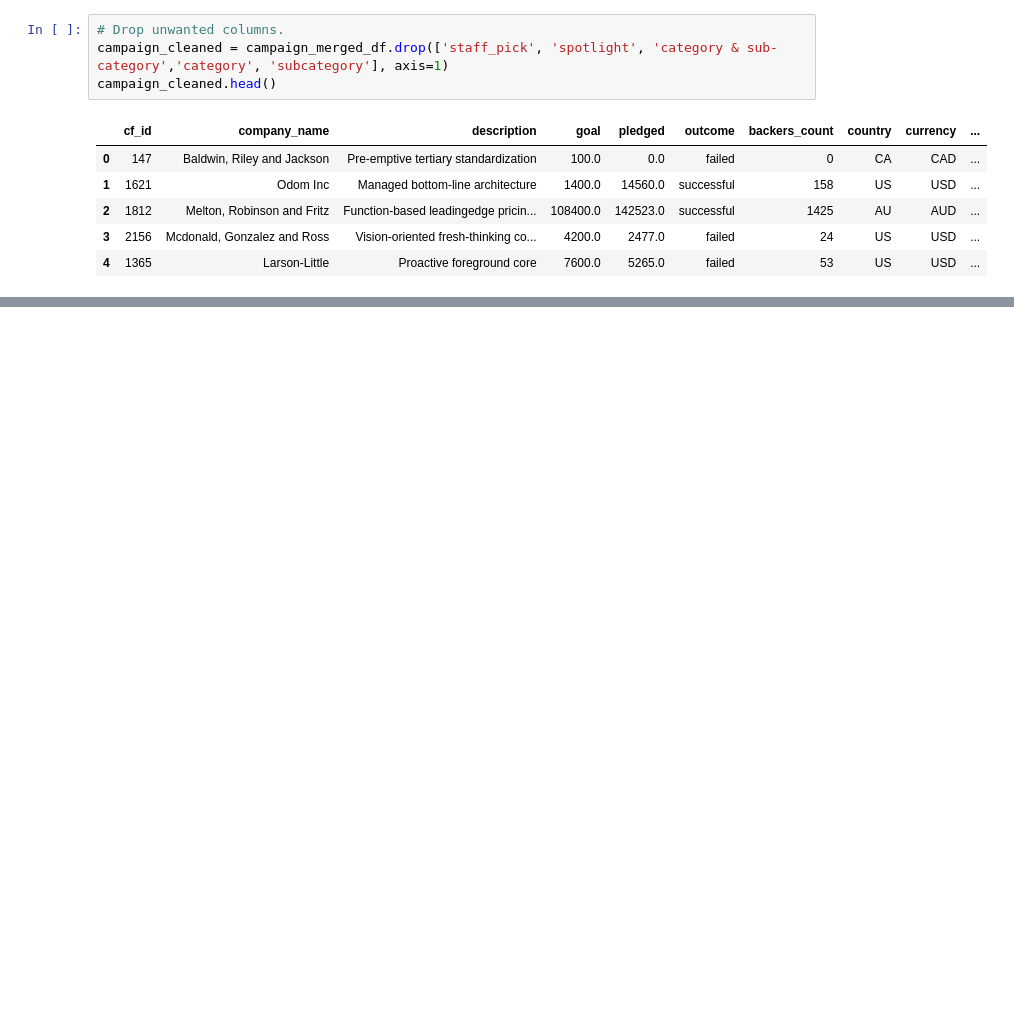
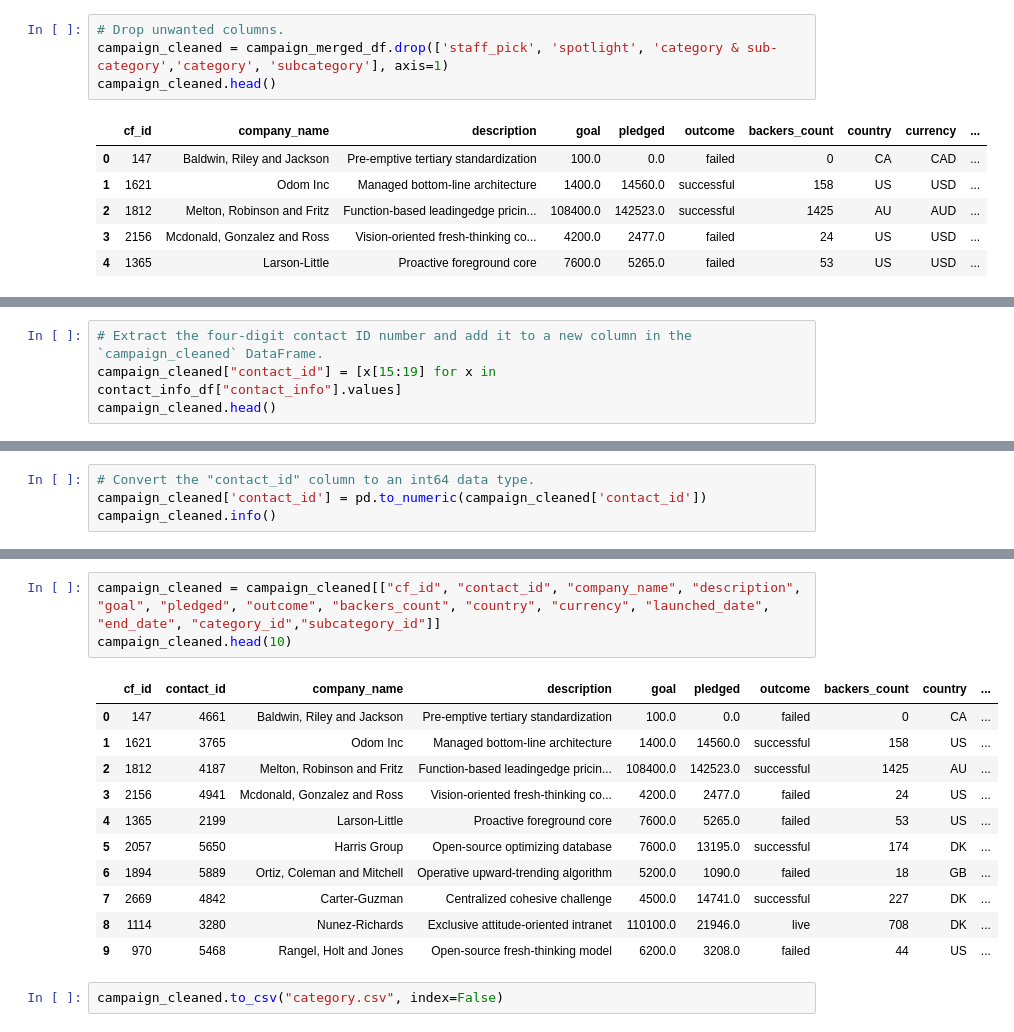
Before and after one commit to princetonduarte/Crowdfundding-ETL, a Jupyter notebook: Untitled1.ipynb, the cells around one changed output, grey strips where cells are left out. Drawn from its saved outputs; the diff is of its cells as text; blank space fills up the shorter version.

Commit message:
campaign push

```diff
--- a/Untitled1.ipynb
+++ b/Untitled1.ipynb
@@ -281,0 +310,4 @@ KeyError: 'contact_info'
+# %%
+# Extract the four-digit contact ID number and add it to a new column in the `campaign_cleaned` DataFrame.
+campaign_cleaned["contact_id"] = [x[15:19] for x in contact_info_df["contact_info"].values]
+campaign_cleaned.head()
@@ -281,0 +321,4 @@ KeyError: 'contact_info'
+# %%
+# Convert the "contact_id" column to an int64 data type.
+campaign_cleaned['contact_id'] = pd.to_numeric(campaign_cleaned['contact_id'])
+campaign_cleaned.info()
@@ -281,0 +343,17 @@ KeyError: 'contact_info'
+# %%
+campaign_cleaned = campaign_cleaned[["cf_id", "contact_id", "company_name", "description", "goal", "pledged", "outcome", "backers_count", "country", "currency", "launched_date", "end_date", "category_id","subcategory_id"]]
+campaign_cleaned.head(10)
+# %% [output]
+|  | cf_id | contact_id | company_name | description | goal | pledged | outcome | backers_count | country | ... |
+| 0 | 147 | 4661 | Baldwin, Riley and Jackson | Pre-emptive tertiary standardization | 100.0 | 0.0 | failed | 0 | CA | ... |
+| 1 | 1621 | 3765 | Odom Inc | Managed bottom-line architecture | 1400.0 | 14560.0 | successful | 158 | US | ... |
+| 2 | 1812 | 4187 | Melton, Robinson and Fritz | Function-based leadingedge pricin... | 108400.0 | 142523.0 | successful | 1425 | AU | ... |
+| 3 | 2156 | 4941 | Mcdonald, Gonzalez and Ross | Vision-oriented fresh-thinking co... | 4200.0 | 2477.0 | failed | 24 | US | ... |
+| 4 | 1365 | 2199 | Larson-Little | Proactive foreground core | 7600.0 | 5265.0 | failed | 53 | US | ... |
+| 5 | 2057 | 5650 | Harris Group | Open-source optimizing database | 7600.0 | 13195.0 | successful | 174 | DK | ... |
+| 6 | 1894 | 5889 | Ortiz, Coleman and Mitchell | Operative upward-trending algorithm | 5200.0 | 1090.0 | failed | 18 | GB | ... |
+| 7 | 2669 | 4842 | Carter-Guzman | Centralized cohesive challenge | 4500.0 | 14741.0 | successful | 227 | DK | ... |
+| 8 | 1114 | 3280 | Nunez-Richards | Exclusive attitude-oriented intranet | 110100.0 | 21946.0 | live | 708 | DK | ... |
+| 9 | 970 | 5468 | Rangel, Holt and Jones | Open-source fresh-thinking model | 6200.0 | 3208.0 | failed | 44 | US | ... |
+# %%
+campaign_cleaned.to_csv("category.csv", index=False)
```
Also changed, not shown: parts of 9 cells of this notebook, 1 other file.
